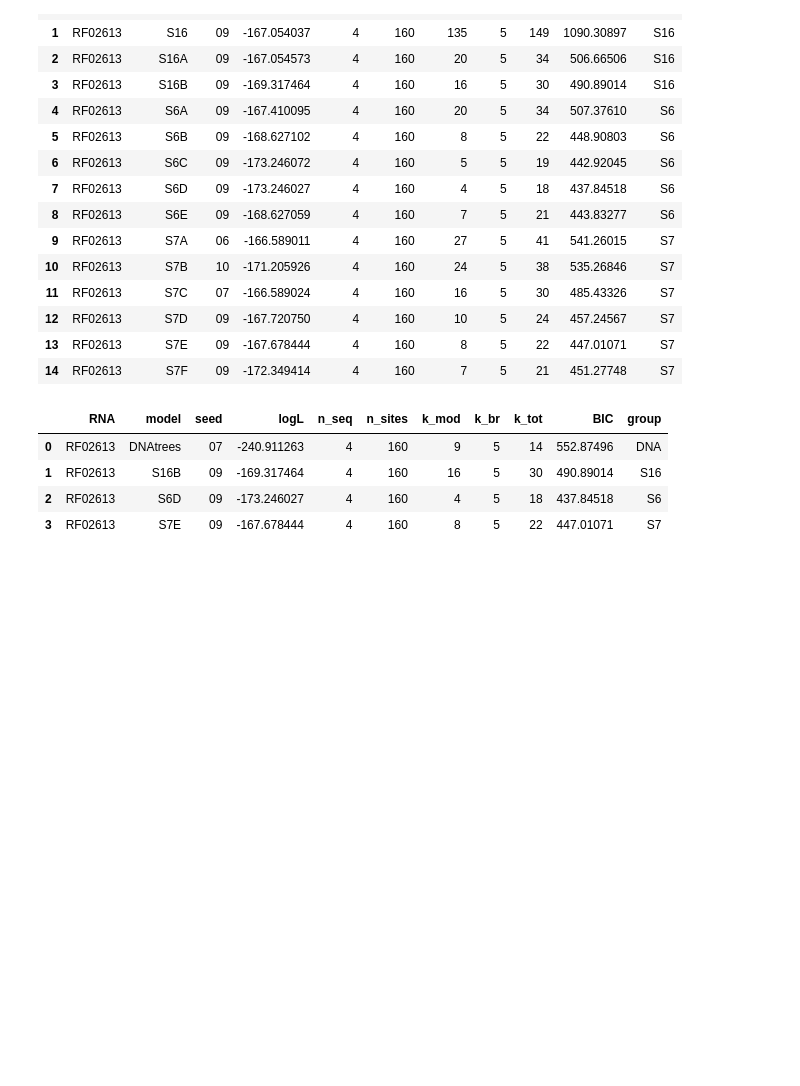
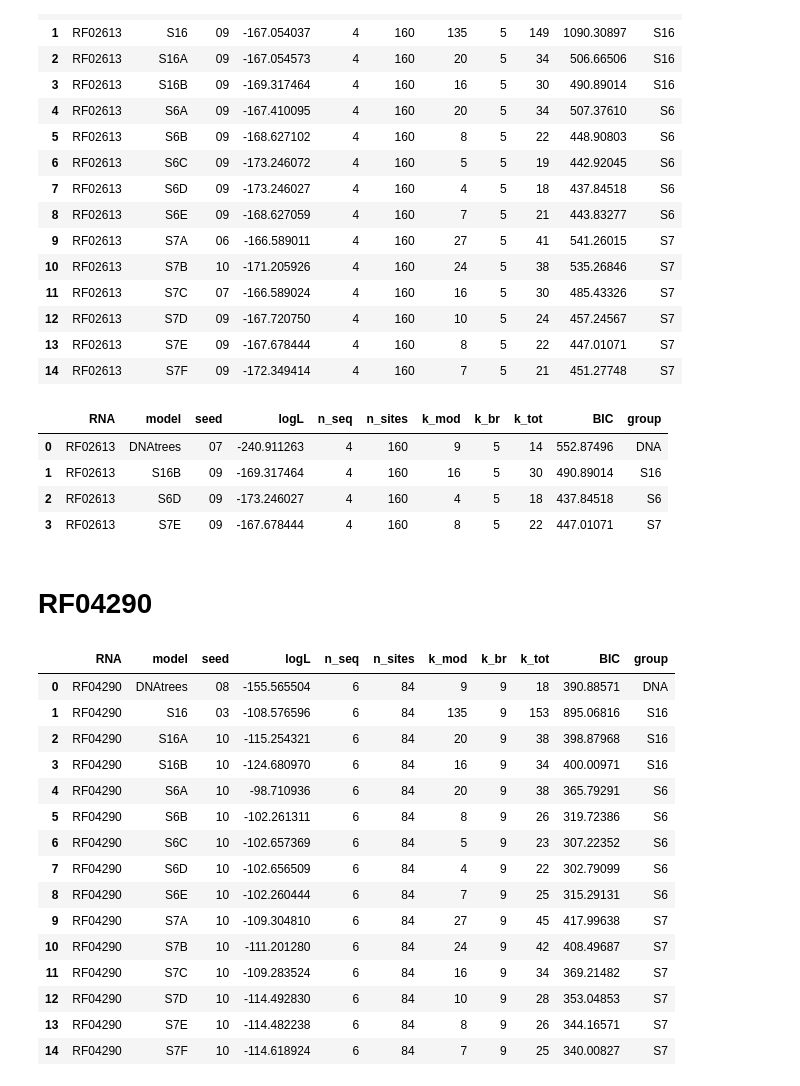
Before and after one commit to vannguyenh/RNAPhylo, a Jupyter notebook: scripts/analysis_scripts/TreeComparison_BIC_LH.ipynb, the cells around one changed output. Cells and saved outputs as stored; diff of their text form; code cells hidden in the pictures; blank space fills up the shorter version.

```diff
--- a/scripts/analysis_scripts/TreeComparison_BIC_LH.ipynb
+++ b/scripts/analysis_scripts/TreeComparison_BIC_LH.ipynb
@@ -332,3 +332,33 @@ best_overall
 | 1 | RF02613 | S16B | 09 | -169.317464 | 4 | 160 | 16 | 5 | 30 | 490.89014 | S16 |
 | 2 | RF02613 | S6D | 09 | -173.246027 | 4 | 160 | 4 | 5 | 18 | 437.84518 | S6 |
 | 3 | RF02613 | S7E | 09 | -167.678444 | 4 | 160 | 8 | 5 | 22 | 447.01071 | S7 |
+# %% [markdown]
+# RF04290
+# %%
+df_04290 = df[df['RNA'] =='RF04290' ]
+
+# within each model, pick the replicate with highest logL
+idx_ll = df_04290.groupby('model')['logL'].idxmax()
+best_by_ll = df_04290.loc[idx_ll].reset_index(drop=True)
+
+# tag each model's family: S6*, S7*, S16*
+best_by_ll['group'] = best_by_ll['model'].str.extract(r'^(S6|S7|S16|DNA)')
+
+best_by_ll
+# %% [output]
+|  | RNA | model | seed | logL | n_seq | n_sites | k_mod | k_br | k_tot | BIC | group |
+| 0 | RF04290 | DNAtrees | 08 | -155.565504 | 6 | 84 | 9 | 9 | 18 | 390.88571 | DNA |
+| 1 | RF04290 | S16 | 03 | -108.576596 | 6 | 84 | 135 | 9 | 153 | 895.06816 | S16 |
+| 2 | RF04290 | S16A | 10 | -115.254321 | 6 | 84 | 20 | 9 | 38 | 398.87968 | S16 |
+| 3 | RF04290 | S16B | 10 | -124.680970 | 6 | 84 | 16 | 9 | 34 | 400.00971 | S16 |
+| 4 | RF04290 | S6A | 10 | -98.710936 | 6 | 84 | 20 | 9 | 38 | 365.79291 | S6 |
+| 5 | RF04290 | S6B | 10 | -102.261311 | 6 | 84 | 8 | 9 | 26 | 319.72386 | S6 |
+| 6 | RF04290 | S6C | 10 | -102.657369 | 6 | 84 | 5 | 9 | 23 | 307.22352 | S6 |
+| 7 | RF04290 | S6D | 10 | -102.656509 | 6 | 84 | 4 | 9 | 22 | 302.79099 | S6 |
+| 8 | RF04290 | S6E | 10 | -102.260444 | 6 | 84 | 7 | 9 | 25 | 315.29131 | S6 |
+| 9 | RF04290 | S7A | 10 | -109.304810 | 6 | 84 | 27 | 9 | 45 | 417.99638 | S7 |
+| 10 | RF04290 | S7B | 10 | -111.201280 | 6 | 84 | 24 | 9 | 42 | 408.49687 | S7 |
+| 11 | RF04290 | S7C | 10 | -109.283524 | 6 | 84 | 16 | 9 | 34 | 369.21482 | S7 |
+| 12 | RF04290 | S7D | 10 | -114.492830 | 6 | 84 | 10 | 9 | 28 | 353.04853 | S7 |
+| 13 | RF04290 | S7E | 10 | -114.482238 | 6 | 84 | 8 | 9 | 26 | 344.16571 | S7 |
+| 14 | RF04290 | S7F | 10 | -114.618924 | 6 | 84 | 7 | 9 | 25 | 340.00827 | S7 |
```
Also changed, not shown: parts of 1 cell of this notebook.
